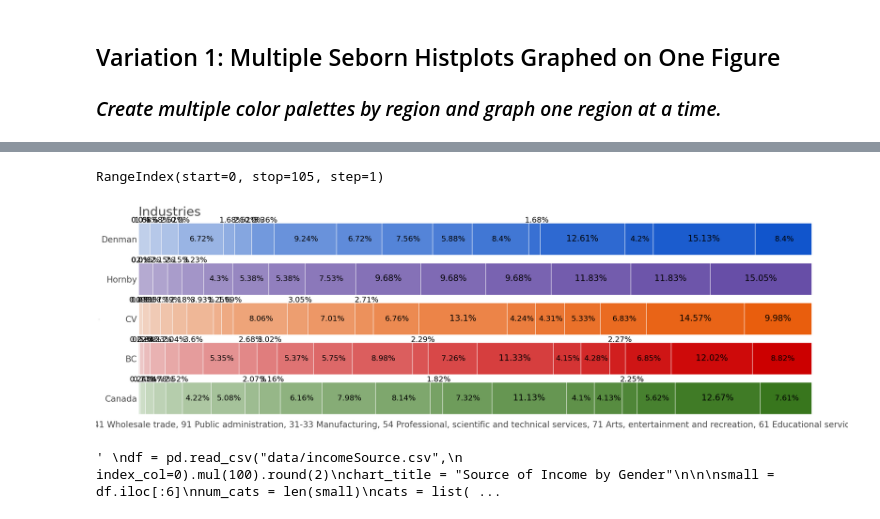
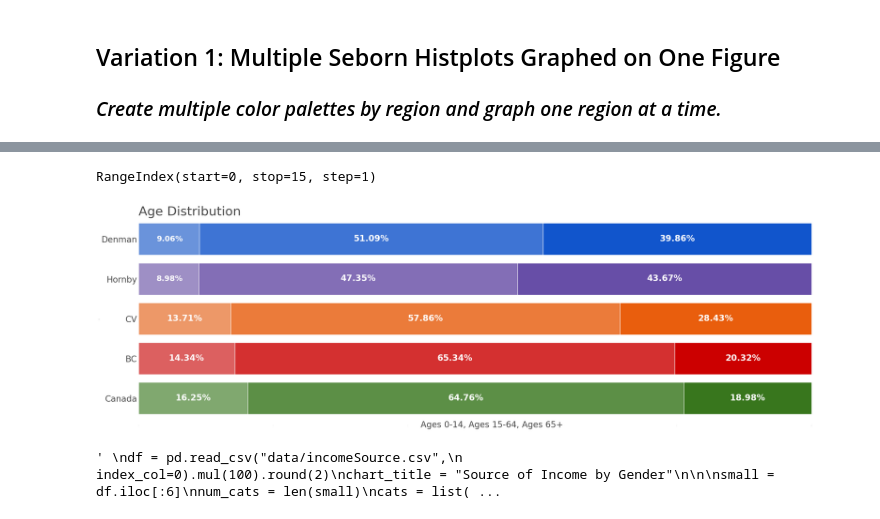
Before and after one commit to gelbelle/Graphing, a Jupyter notebook: stacked_charts.ipynb, the cells around one changed output, grey strips where cells are left out. Drawn from its saved outputs; the diff is of its cells as text; code cells hidden in the pictures.

```diff
--- a/stacked_charts.ipynb
+++ b/stacked_charts.ipynb
@@ -7,9 +7,9 @@ import pandas as pd
 import seaborn as sns
 import matplotlib.pyplot as plt
 
-df = pd.read_csv("data/cvIndustries.csv",
+df = pd.read_csv("data/ages.csv",
                  index_col=0).round(2)
-chart_title = "Industries"
+chart_title = "Age Distribution"
 num_cats = len(df)
 cats = list(df.index)
 cats.reverse()
@@ -42,7 +42,7 @@ buckets = num_cats + 3
 
 # assigning regions to color palettes
 denman = sns.color_palette(sns.light_palette(
-    '#1155CC', buckets, input='hex')[3:]).as_hex()
+    '#1155cc', buckets, input='hex')[3:]).as_hex()
 hornby = sns.color_palette(sns.light_palette(
     '#674EA7', buckets, input='hex')[3:]).as_hex()
 cv = sns.color_palette(sns.light_palette(
@@ -110,38 +110,41 @@ plt.title(chart_title, fontsize=30,
           color="#4A4A4A", loc="left", y=.98)
 # Now, iterate back through all sections in the figure & reassign colors based on regions color palette
 for area, color in zip(axis.patches, regions):
     area.set_facecolor(color)
 
 for bar in axis.patches:
     if bar.get_width() < 4:
         axis.text(bar.get_x() + bar.get_width()/2 + .35,
                   # bar.get_height()+bar.get_y() - 0.12,  # skinny
                   bar.get_height()+bar.get_y()-.82,  # regular
                   f"{round(bar.get_width(), 2)}%",
                   ha="center",
-                  color="black",
+                  color="white",
                   size=18,
+                  fontweight="bold"
                   )
     elif bar.get_width() < 9.5:
         axis.text(bar.get_x() + bar.get_width()/2+.13,
                   # bar.get_height()+bar.get_y() - 0.12,  # skinny
                   bar.get_height()+bar.get_y()-.35,  # regular
                   f"{round(bar.get_width(), 2)}%",
                   ha="center",
-                  color="black",
+                  color="white",
                   size=18,
+                  fontweight="bold"
                   )
     else:
         axis.text(bar.get_x() + bar.get_width()/2,
                   # bar.get_height()+bar.get_y() - 0.12,  # skinny
                   bar.get_height()+bar.get_y()-.35,  # regular
                   f"{round(bar.get_width(), 2)}%",
                   ha="center",
-                  color="black",
+                  color="white",
+                  fontweight="bold",
                   size=20)
 # %% [output]
-RangeIndex(start=0, stop=105, step=1)
+RangeIndex(start=0, stop=15, step=1)
-[figure, old version]
+[figure, new version]
 # %%
 """
 df = pd.read_csv("data/incomeSource.csv",
```
Also changed, not shown: parts of 2 cells of this notebook.
